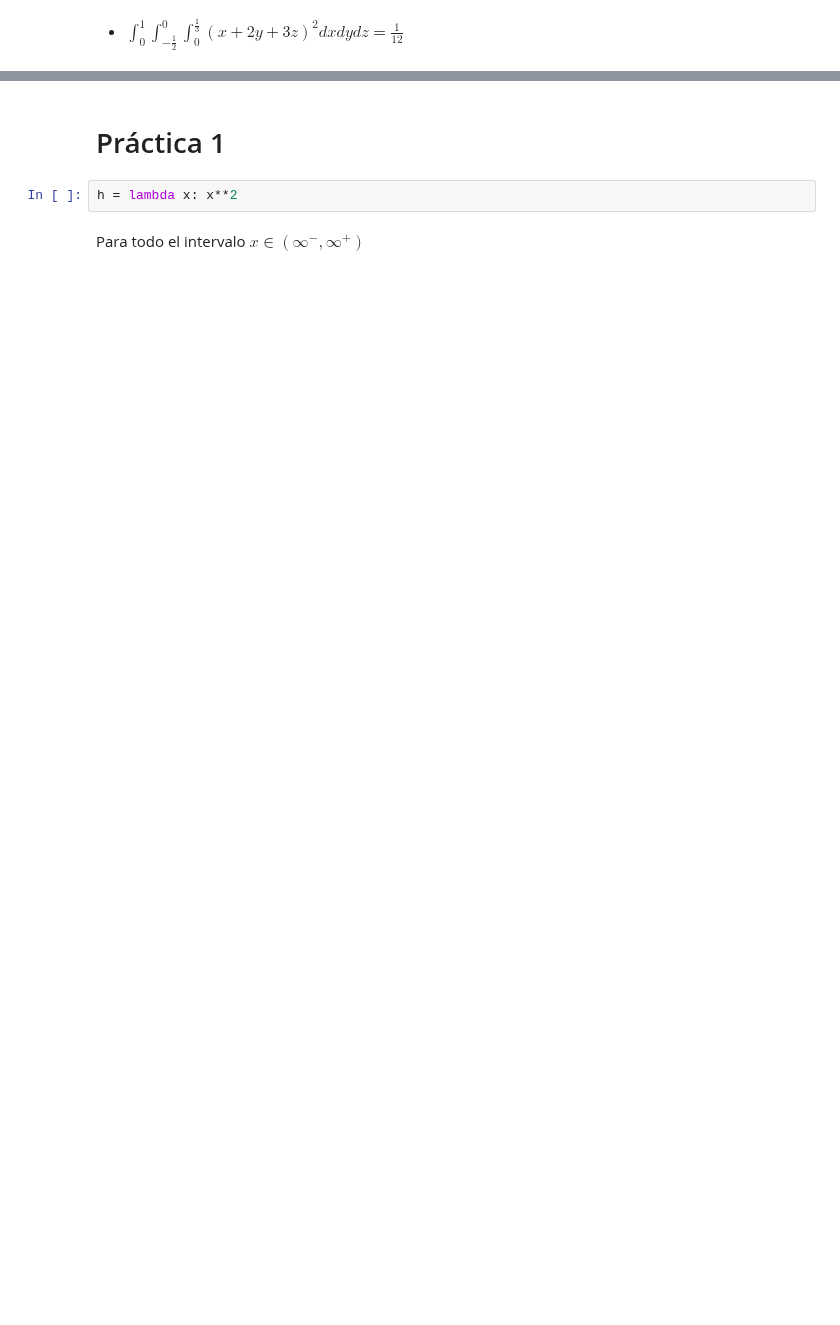
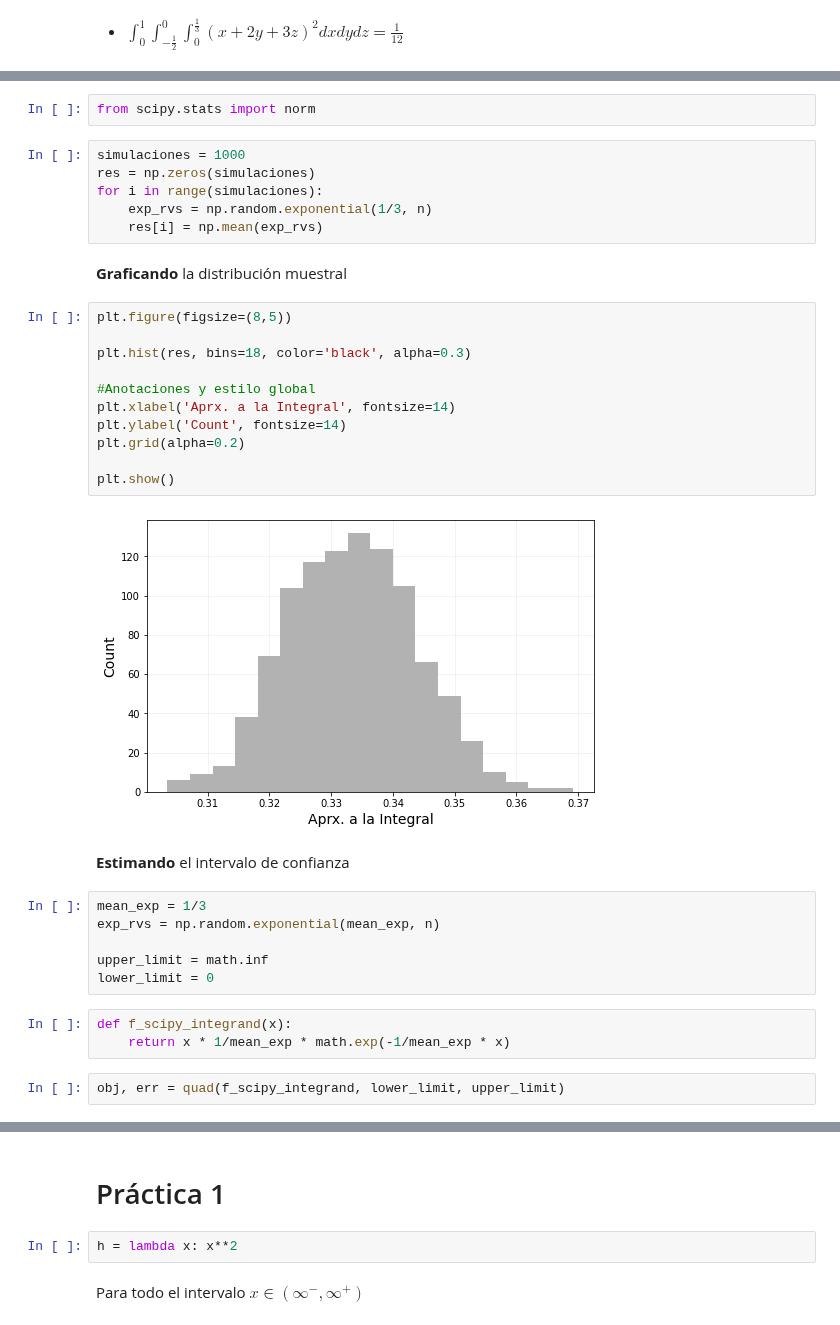
Before and after one commit to CAMM961001/itam-mcd, a Jupyter notebook: optimizacion/01-computo-cientifico/1.7-integracion-numerica.ipynb, the cells around one changed output, grey strips where cells are left out. Cells and saved outputs as stored; diff of their text form; blank space fills up the shorter version.

```diff
--- a/optimizacion/01-computo-cientifico/1.7-integracion-numerica.ipynb
+++ b/optimizacion/01-computo-cientifico/1.7-integracion-numerica.ipynb
@@ -539,0 +681,36 @@ rel. error: 1.131966e-02
+# %%
+from scipy.stats import norm
+# %%
+simulaciones = 1000
+res = np.zeros(simulaciones)
+for i in range(simulaciones):
+    exp_rvs = np.random.exponential(1/3, n)
+    res[i] = np.mean(exp_rvs)
+# %% [markdown]
+**Graficando** la distribución muestral
+# %%
+plt.figure(figsize=(8,5))
+
+plt.hist(res, bins=18, color='black', alpha=0.3)
+
+#Anotaciones y estilo global
+plt.xlabel('Aprx. a la Integral', fontsize=14)
+plt.ylabel('Count', fontsize=14)
+plt.grid(alpha=0.2)
+
+plt.show()
+# %% [output]
+[figure, added]
+# %% [markdown]
+**Estimando** el intervalo de confianza
+# %%
+mean_exp = 1/3
+exp_rvs = np.random.exponential(mean_exp, n)
+
+upper_limit = math.inf
+lower_limit = 0
+# %%
+def f_scipy_integrand(x):
+    return x * 1/mean_exp * math.exp(-1/mean_exp * x)
+# %%
+obj, err = quad(f_scipy_integrand, lower_limit, upper_limit)
```
Also changed, not shown: parts of 46 cells of this notebook.
